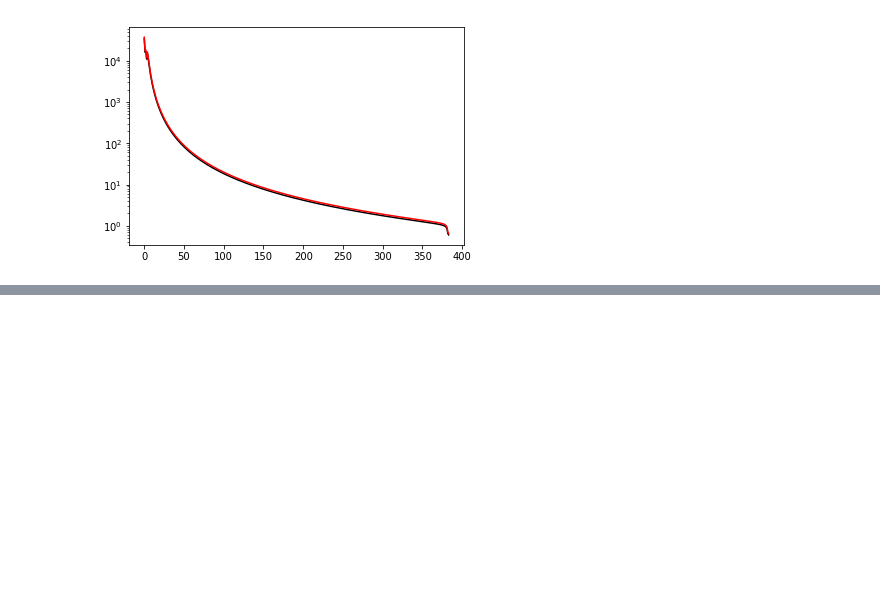
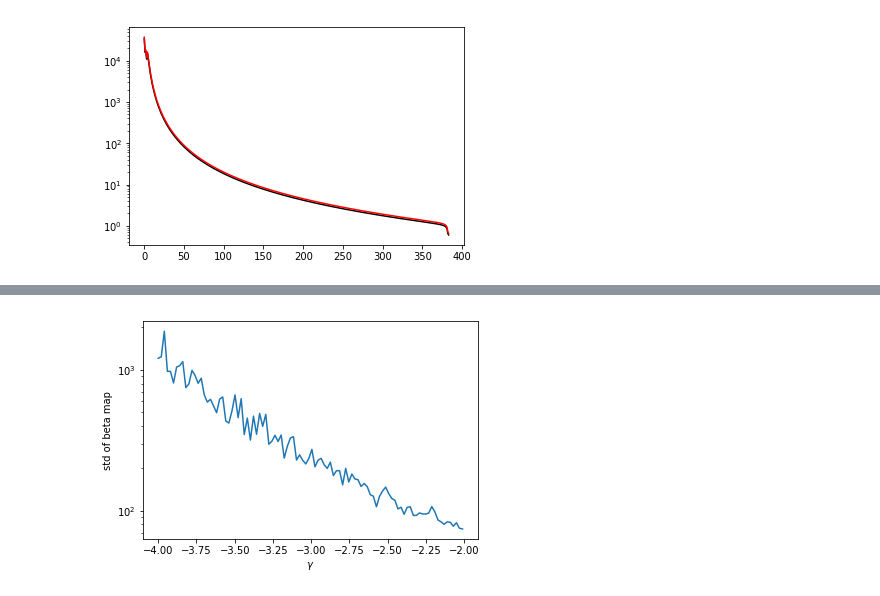
Before and after one commit to acwgough/foreground_moments, a Jupyter notebook: 2019-08-05 optimisation.ipynb, the cells around one changed output, grey strips where cells are left out. Cells and saved outputs as stored; diff of their text form; code cells hidden in the pictures; blank space fills up the shorter version.

```diff
--- a/2019-08-05 optimisation.ipynb
+++ b/2019-08-05 optimisation.ipynb
@@ -160,0 +181,6 @@ for i in range(len(freqs)):
+# %%
+semilogy(gammas, std)
+xlabel(r'$\gamma$')
+ylabel(r'std of beta map');
+# %% [output]
+[figure, added]
```
Also changed, not shown: parts of 7 cells of this notebook, 1 other file.
